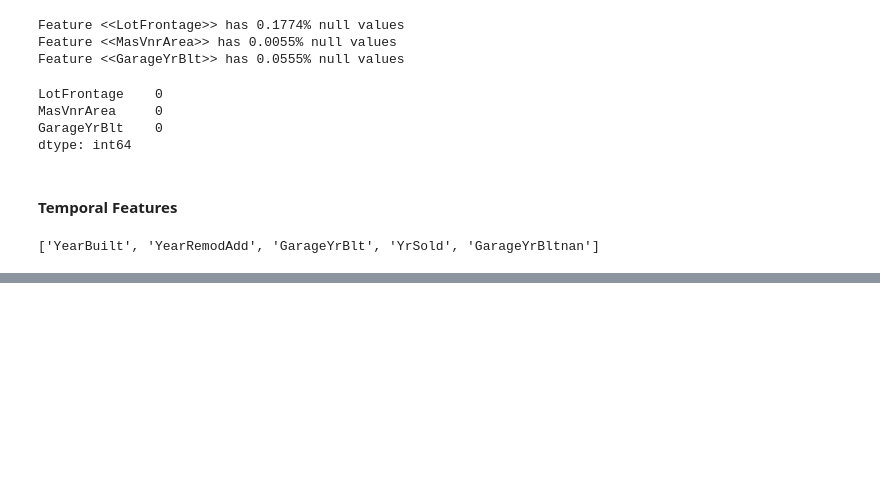
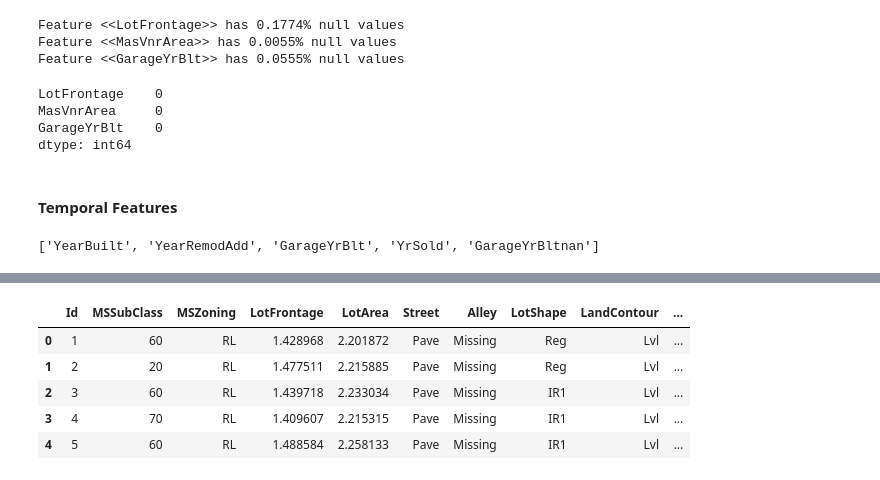
Before and after one commit to ZizZu94/house-prices, a Jupyter notebook: feature-engineering.ipynb, the cells around one changed output, grey strips where cells are left out. Cells and saved outputs as stored; diff of their text form; code cells hidden in the pictures; blank space fills up the shorter version.

```diff
--- a/feature-engineering.ipynb
+++ b/feature-engineering.ipynb
@@ -135,0 +188,14 @@ dataset[['YearBuilt', 'YearRemodAdd', 'GarageYrBlt']].head()
+# %%
+for feature in categorical_features:
+    temp = dataset.groupby(feature)['SalePrice'].count()/len(dataset)
+    temp_df = temp[temp>0.01].index
+    dataset[feature] = np.where(dataset[feature].isin(temp_df), dataset[feature], 'Rare_var')
+
+dataset.head()
+# %% [output]
+|  | Id | MSSubClass | MSZoning | LotFrontage | LotArea | Street | Alley | LotShape | LandContour | ... |
+| 0 | 1 | 60 | RL | 1.428968 | 2.201872 | Pave | Missing | Reg | Lvl | ... |
+| 1 | 2 | 20 | RL | 1.477511 | 2.215885 | Pave | Missing | Reg | Lvl | ... |
+| 2 | 3 | 60 | RL | 1.439718 | 2.233034 | Pave | Missing | IR1 | Lvl | ... |
+| 3 | 4 | 70 | RL | 1.409607 | 2.215315 | Pave | Missing | IR1 | Lvl | ... |
+| 4 | 5 | 60 | RL | 1.488584 | 2.258133 | Pave | Missing | IR1 | Lvl | ... |
```
Also changed, not shown: parts of 15 cells of this notebook, 2 other files.
